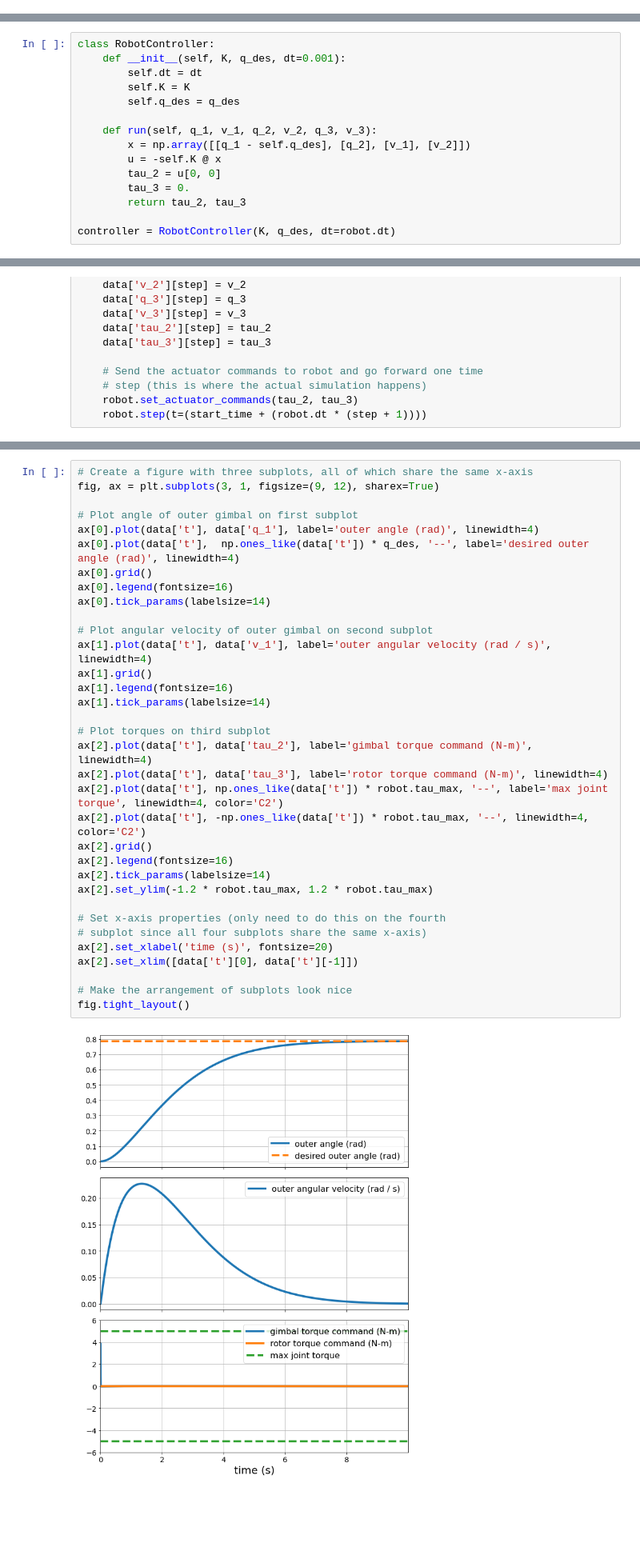
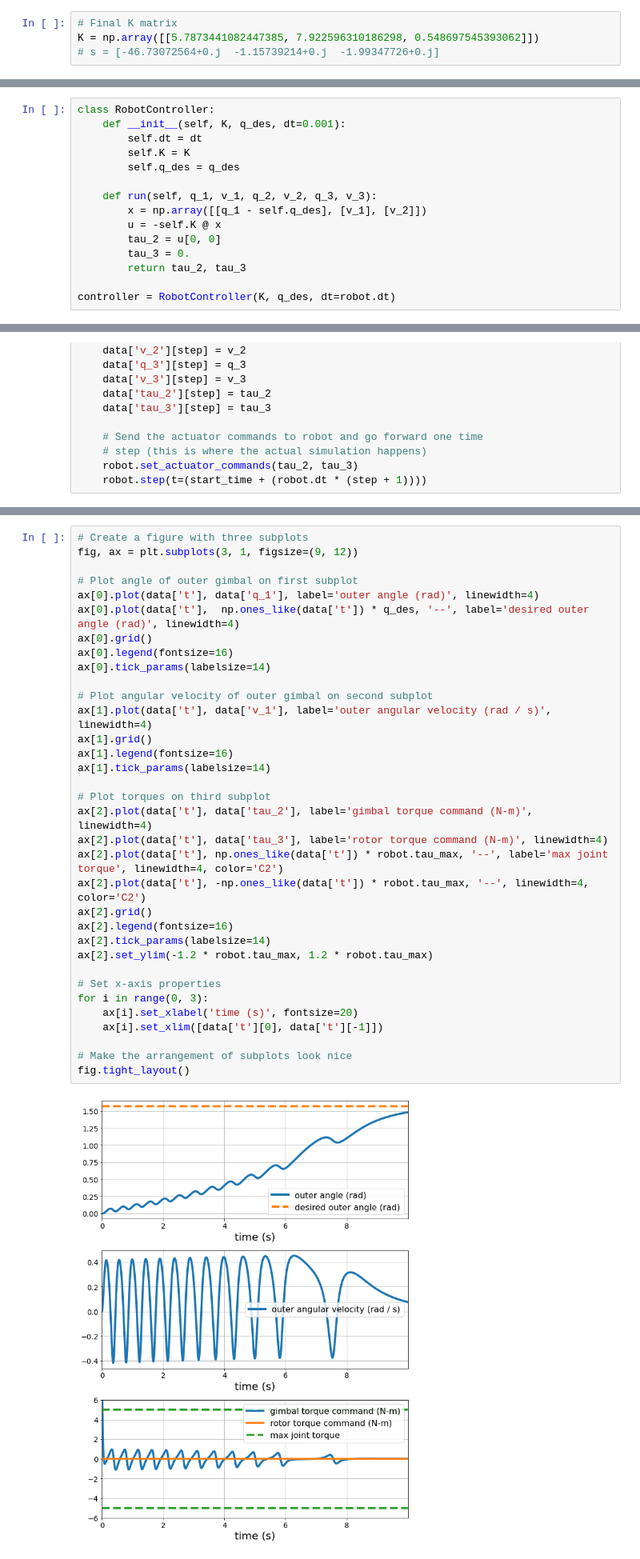
Before and after one commit to zhao-harry/ae353-sp21, a Jupyter notebook: projects/01_cmg/GenerateResults.ipynb, the cells around one changed output, grey strips where cells are left out. Shown at 80% size. Saved outputs shown, nothing was run; the diff lists cells and outputs as text; blank space fills up the shorter version.

```diff
--- a/projects/01_cmg/GenerateResults.ipynb
+++ b/projects/01_cmg/GenerateResults.ipynb
@@ -133,3 +76,7 @@ controller = RobotController(K, q_des, dt=robot.dt)
+# %%
+# Final K matrix
+K = np.array([[5.7873441082447385, 7.922596310186298, 0.548697545393062]])
+# s = [-46.73072564+0.j  -1.15739214+0.j  -1.99347726+0.j]
 # %% [markdown]
 **Create PyBullet Instance**
 # %%
@@ -144,7 +91,7 @@ class RobotController:
         self.q_des = q_des
 
     def run(self, q_1, v_1, q_2, v_2, q_3, v_3):
-        x = np.array([[q_1 - self.q_des], [q_2], [v_1], [v_2]])
+        x = np.array([[q_1 - self.q_des], [v_1], [v_2]])
         u = -self.K @ x
         tau_2 = u[0, 0]
         tau_3 = 0.
@@ -211,36 +158,36 @@ Code is adapted from CMGDemo.ipynb.
 # %%
-# Create a figure with three subplots, all of which share the same x-axis
-fig, ax = plt.subplots(3, 1, figsize=(9, 12), sharex=True)
+# Create a figure with three subplots
+fig, ax = plt.subplots(3, 1, figsize=(9, 12))
 
 # Plot angle of outer gimbal on first subplot
 ax[0].plot(data['t'], data['q_1'], label='outer angle (rad)', linewidth=4)
 ax[0].plot(data['t'],  np.ones_like(data['t']) * q_des, '--', label='desired outer angle (rad)', linewidth=4)
 ax[0].grid()
 ax[0].legend(fontsize=16)
 ax[0].tick_params(labelsize=14)
 
 # Plot angular velocity of outer gimbal on second subplot
 ax[1].plot(data['t'], data['v_1'], label='outer angular velocity (rad / s)', linewidth=4)
 ax[1].grid()
 ax[1].legend(fontsize=16)
 ax[1].tick_params(labelsize=14)
 
 # Plot torques on third subplot
 ax[2].plot(data['t'], data['tau_2'], label='gimbal torque command (N-m)', linewidth=4)
 ax[2].plot(data['t'], data['tau_3'], label='rotor torque command (N-m)', linewidth=4)
 ax[2].plot(data['t'], np.ones_like(data['t']) * robot.tau_max, '--', label='max joint torque', linewidth=4, color='C2')
 ax[2].plot(data['t'], -np.ones_like(data['t']) * robot.tau_max, '--', linewidth=4, color='C2')
 ax[2].grid()
 ax[2].legend(fontsize=16)
 ax[2].tick_params(labelsize=14)
 ax[2].set_ylim(-1.2 * robot.tau_max, 1.2 * robot.tau_max)
 
-# Set x-axis properties (only need to do this on the fourth
-# subplot since all four subplots share the same x-axis)
-ax[2].set_xlabel('time (s)', fontsize=20)
-ax[2].set_xlim([data['t'][0], data['t'][-1]])
+# Set x-axis properties
+for i in range(0, 3):
+    ax[i].set_xlabel('time (s)', fontsize=20)
+    ax[i].set_xlim([data['t'][0], data['t'][-1]])
 
 # Make the arrangement of subplots look nice
 fig.tight_layout()
 # %% [output]
-[figure, old version]
+[figure, new version]
```
Also changed, not shown: parts of 18 cells of this notebook, 1 other file.
